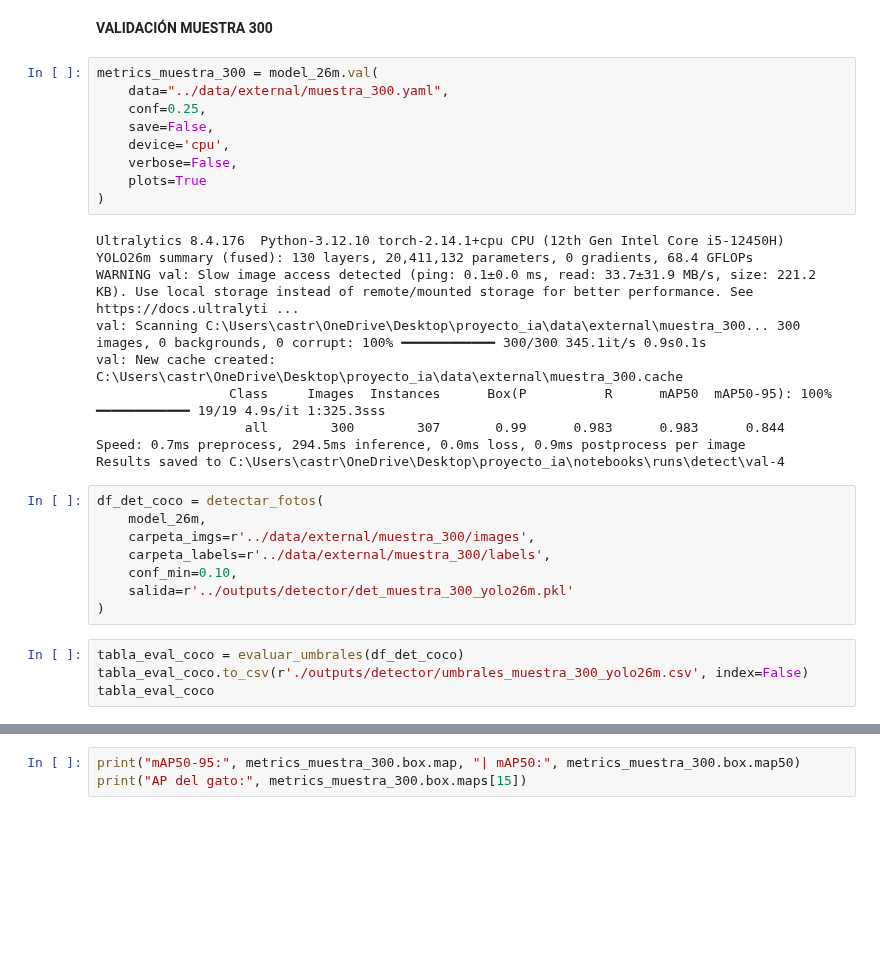
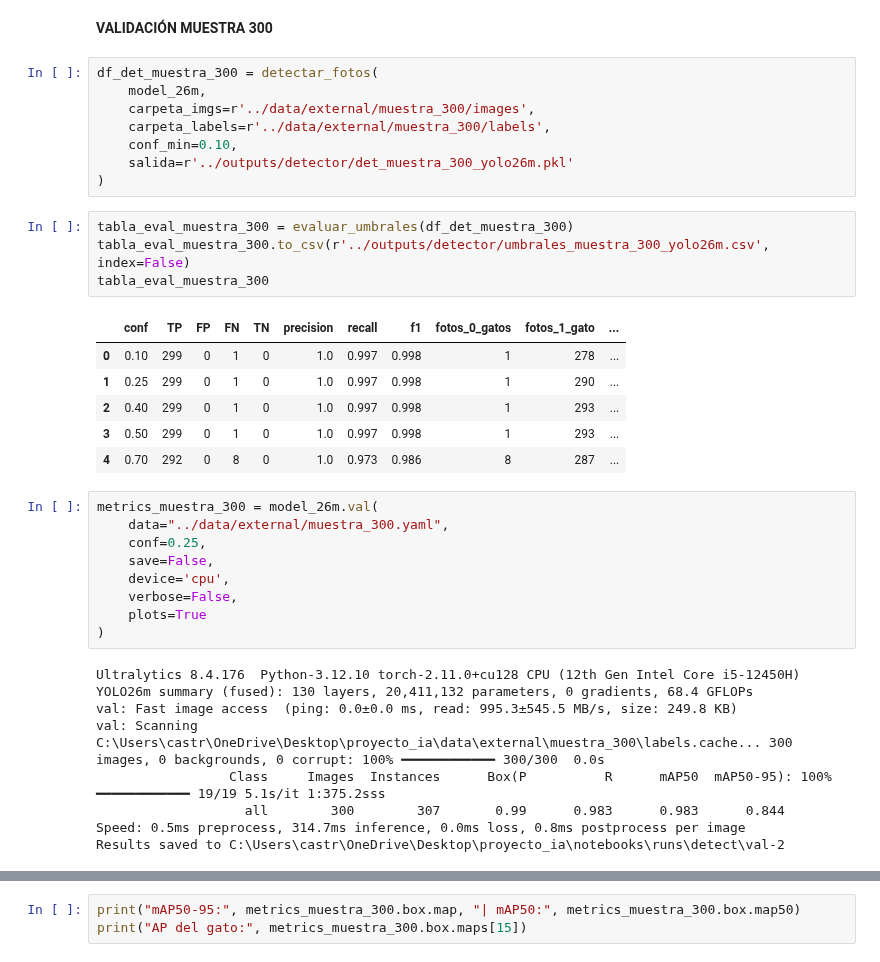
Before and after one commit to 317745/IA_PROJECT, a Jupyter notebook: notebooks/02_evaluacion_detector.ipynb, the cells around one changed output, grey strips where cells are left out. Saved outputs shown, nothing was run; the diff lists cells and outputs as text; blank space fills up the shorter version.

```diff
--- a/notebooks/02_evaluacion_detector.ipynb
+++ b/notebooks/02_evaluacion_detector.ipynb
@@ -122,27 +135,8 @@ with open("../outputs/detector/metricas_coco.json") as f:
     res_coco_val = json.load(f)
 # %% [markdown]
 **VALIDACIÓN MUESTRA 300**
-# %%
-metrics_muestra_300 = model_26m.val(
-    data="../data/external/muestra_300.yaml",
-    conf=0.25,
-    save=False,
-    device='cpu',
-    verbose=False,
-    plots=True
-)
-# %% [output]
-Ultralytics 8.4.176  Python-3.12.10 torch-2.14.1+cpu CPU (12th Gen Intel Core i5-12450H)
-YOLO26m summary (fused): 130 layers, 20,411,132 parameters, 0 gradients, 68.4 GFLOPs
-WARNING val: Slow image access detected (ping: 0.1±0.0 ms, read: 33.7±31.9 MB/s, size: 221.2 KB). Use local storage instead of remote/mounted storage for better performance. See https://docs.ultralyti ...
-val: Scanning C:\Users\castr\OneDrive\Desktop\proyecto_ia\data\external\muestra_300... 300 images, 0 backgrounds, 0 corrupt: 100% ━━━━━━━━━━━━ 300/300 345.1it/s 0.9s0.1s
-val: New cache created: C:\Users\castr\OneDrive\Desktop\proyecto_ia\data\external\muestra_300.cache
-                 Class     Images  Instances      Box(P          R      mAP50  mAP50-95): 100% ━━━━━━━━━━━━ 19/19 4.9s/it 1:325.3sss
-                   all        300        307       0.99      0.983      0.983      0.844
-Speed: 0.7ms preprocess, 294.5ms inference, 0.0ms loss, 0.9ms postprocess per image
-Results saved to C:\Users\castr\OneDrive\Desktop\proyecto_ia\notebooks\runs\detect\val-4
 # %%
-df_det_coco = detectar_fotos(
+df_det_muestra_300 = detectar_fotos(
     model_26m,
     carpeta_imgs=r'../data/external/muestra_300/images',
     carpeta_labels=r'../data/external/muestra_300/labels',
@@ -150,9 +144,34 @@ df_det_coco = detectar_fotos(
     salida=r'../outputs/detector/det_muestra_300_yolo26m.pkl'
 )
 # %%
-tabla_eval_coco = evaluar_umbrales(df_det_coco)
-tabla_eval_coco.to_csv(r'./outputs/detector/umbrales_muestra_300_yolo26m.csv', index=False)
-tabla_eval_coco
+tabla_eval_muestra_300 = evaluar_umbrales(df_det_muestra_300)
+tabla_eval_muestra_300.to_csv(r'../outputs/detector/umbrales_muestra_300_yolo26m.csv', index=False)
+tabla_eval_muestra_300
+# %% [output]
+|  | conf | TP | FP | FN | TN | precision | recall | f1 | fotos_0_gatos | fotos_1_gato | ... |
+| 0 | 0.10 | 299 | 0 | 1 | 0 | 1.0 | 0.997 | 0.998 | 1 | 278 | ... |
+| 1 | 0.25 | 299 | 0 | 1 | 0 | 1.0 | 0.997 | 0.998 | 1 | 290 | ... |
+| 2 | 0.40 | 299 | 0 | 1 | 0 | 1.0 | 0.997 | 0.998 | 1 | 293 | ... |
+| 3 | 0.50 | 299 | 0 | 1 | 0 | 1.0 | 0.997 | 0.998 | 1 | 293 | ... |
+| 4 | 0.70 | 292 | 0 | 8 | 0 | 1.0 | 0.973 | 0.986 | 8 | 287 | ... |
+# %%
+metrics_muestra_300 = model_26m.val(
+    data="../data/external/muestra_300.yaml",
+    conf=0.25,
+    save=False,
+    device='cpu',
+    verbose=False,
+    plots=True
+)
+# %% [output]
+Ultralytics 8.4.176  Python-3.12.10 torch-2.11.0+cu128 CPU (12th Gen Intel Core i5-12450H)
+YOLO26m summary (fused): 130 layers, 20,411,132 parameters, 0 gradients, 68.4 GFLOPs
+val: Fast image access  (ping: 0.0±0.0 ms, read: 995.3±545.5 MB/s, size: 249.8 KB)
+val: Scanning C:\Users\castr\OneDrive\Desktop\proyecto_ia\data\external\muestra_300\labels.cache... 300 images, 0 backgrounds, 0 corrupt: 100% ━━━━━━━━━━━━ 300/300  0.0s
+                 Class     Images  Instances      Box(P          R      mAP50  mAP50-95): 100% ━━━━━━━━━━━━ 19/19 5.1s/it 1:375.2sss
+                   all        300        307       0.99      0.983      0.983      0.844
+Speed: 0.5ms preprocess, 314.7ms inference, 0.0ms loss, 0.8ms postprocess per image
+Results saved to C:\Users\castr\OneDrive\Desktop\proyecto_ia\notebooks\runs\detect\val-2
 # %%
 np.save("../outputs/detector/cm_muestra_300.npy", metrics_muestra_300.confusion_matrix.matrix)
 np.save("../outputs/detector/ap_por_clase_muestra_300.npy", metrics_muestra_300.box.maps)
```
Also changed, not shown: parts of 12 cells of this notebook, 13 other files.
